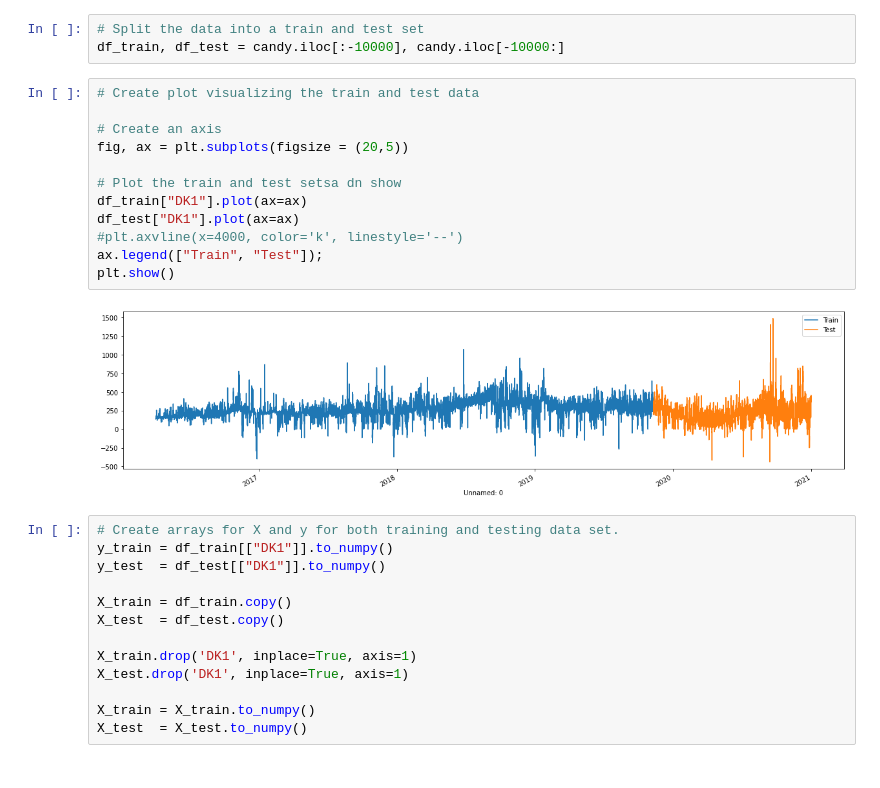
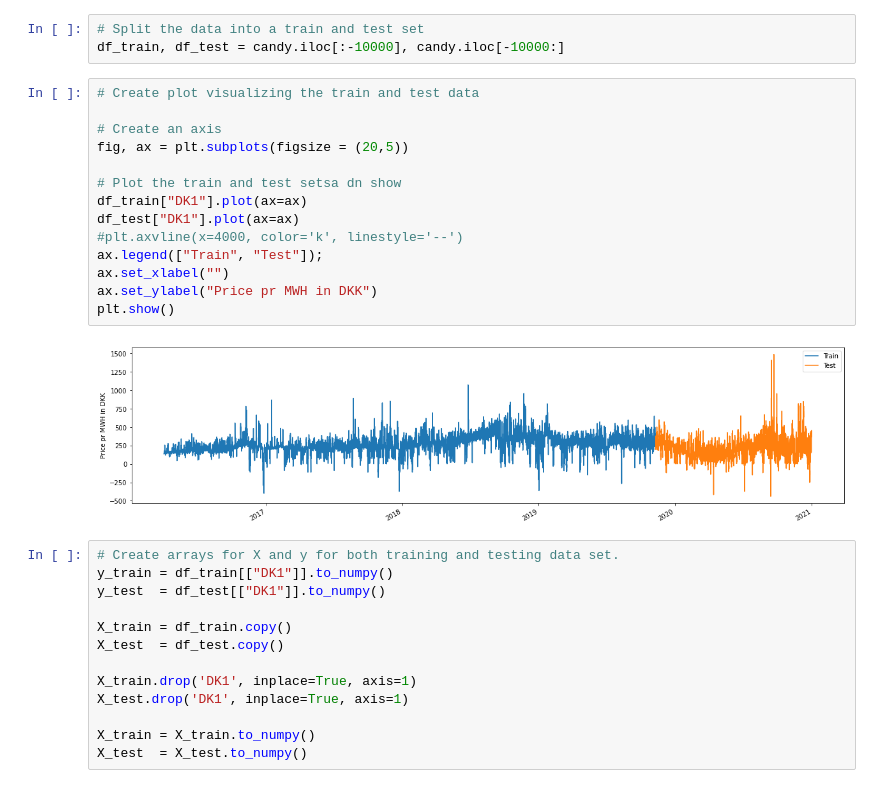
Before and after one commit to sjhpol/ISDS_arbejde, a Jupyter notebook: Exam/RIDGEreg.ipynb, the cells around one changed output. Drawn from its saved outputs; the diff is of its cells as text.

```diff
--- a/Exam/RIDGEreg.ipynb
+++ b/Exam/RIDGEreg.ipynb
@@ -50,17 +50,19 @@ df_train, df_test = candy.iloc[:-10000], candy.iloc[-10000:]
 # %%
 # Create plot visualizing the train and test data
 
 # Create an axis
 fig, ax = plt.subplots(figsize = (20,5))
 
 # Plot the train and test setsa dn show
 df_train["DK1"].plot(ax=ax)
 df_test["DK1"].plot(ax=ax)
 #plt.axvline(x=4000, color='k', linestyle='--')
 ax.legend(["Train", "Test"]);
+ax.set_xlabel("")
+ax.set_ylabel("Price pr MWH in DKK")
 plt.show()
 # %% [output]
-[figure, old version]
+[figure, new version]
 # %%
 # Create arrays for X and y for both training and testing data set.
 y_train = df_train[["DK1"]].to_numpy()
```
Also changed, not shown: parts of 1 cell of this notebook.
